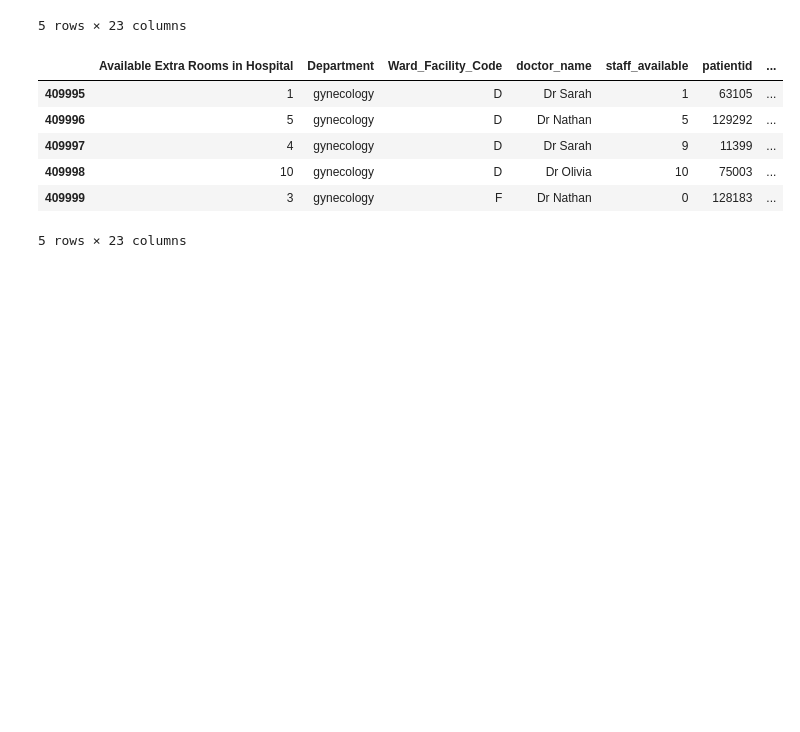
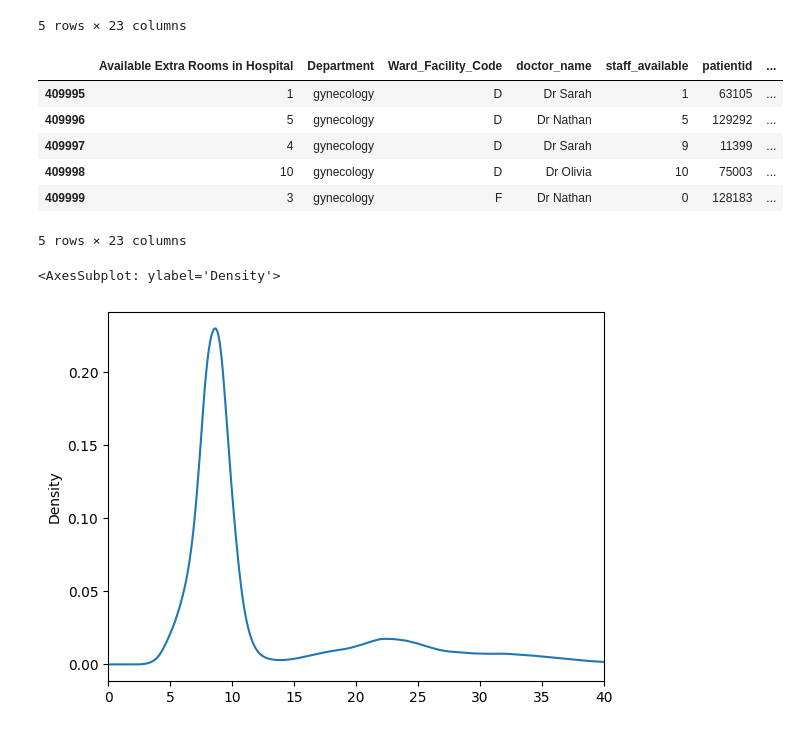
Before and after one commit to akumoth/prediccionesSalud, a Jupyter notebook: notebooks/initial_data_exploration.ipynb, the cells around one changed output. Drawn from its saved outputs; the diff is of its cells as text; code cells hidden in the pictures; blank space fills up the shorter version.

```diff
--- a/notebooks/initial_data_exploration.ipynb
+++ b/notebooks/initial_data_exploration.ipynb
@@ -182,3 +202,9 @@ hsptl_train_df.tail()
 | 409998 | 10 | gynecology | D | Dr Olivia | 10 | 75003 | ... |
 | 409999 | 3 | gynecology | F | Dr Nathan | 0 | 128183 | ... |
 5 rows × 23 columns
+# %%
+# Examinamos la distribución de la variable objetivo para conocer si debemos balancear el dataset o no
+hsptl_train_df['Stay (in days)'].plot(kind='kde',xlim=(0,40))
+# %% [output]
+<AxesSubplot: ylabel='Density'>
+[figure, added]
```
Also changed, not shown: parts of 6 cells of this notebook, 4 other files.
